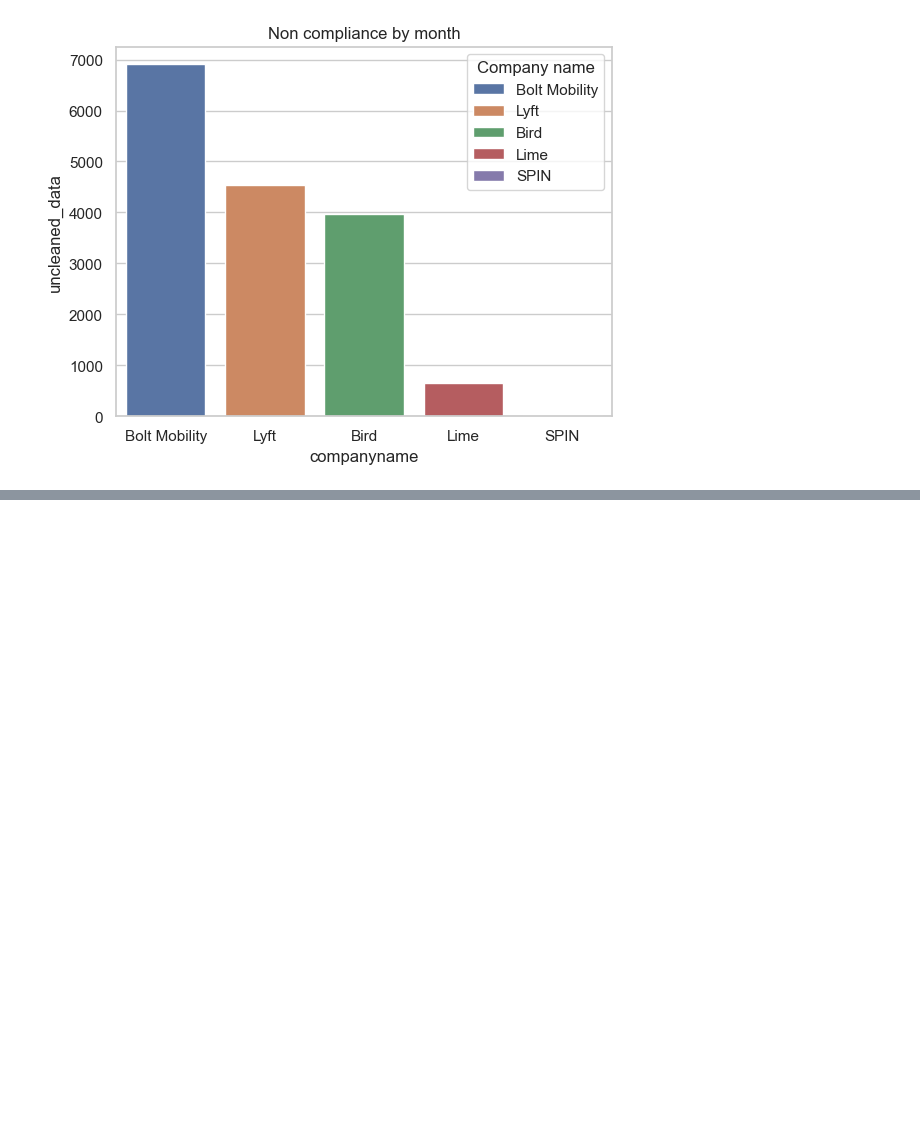
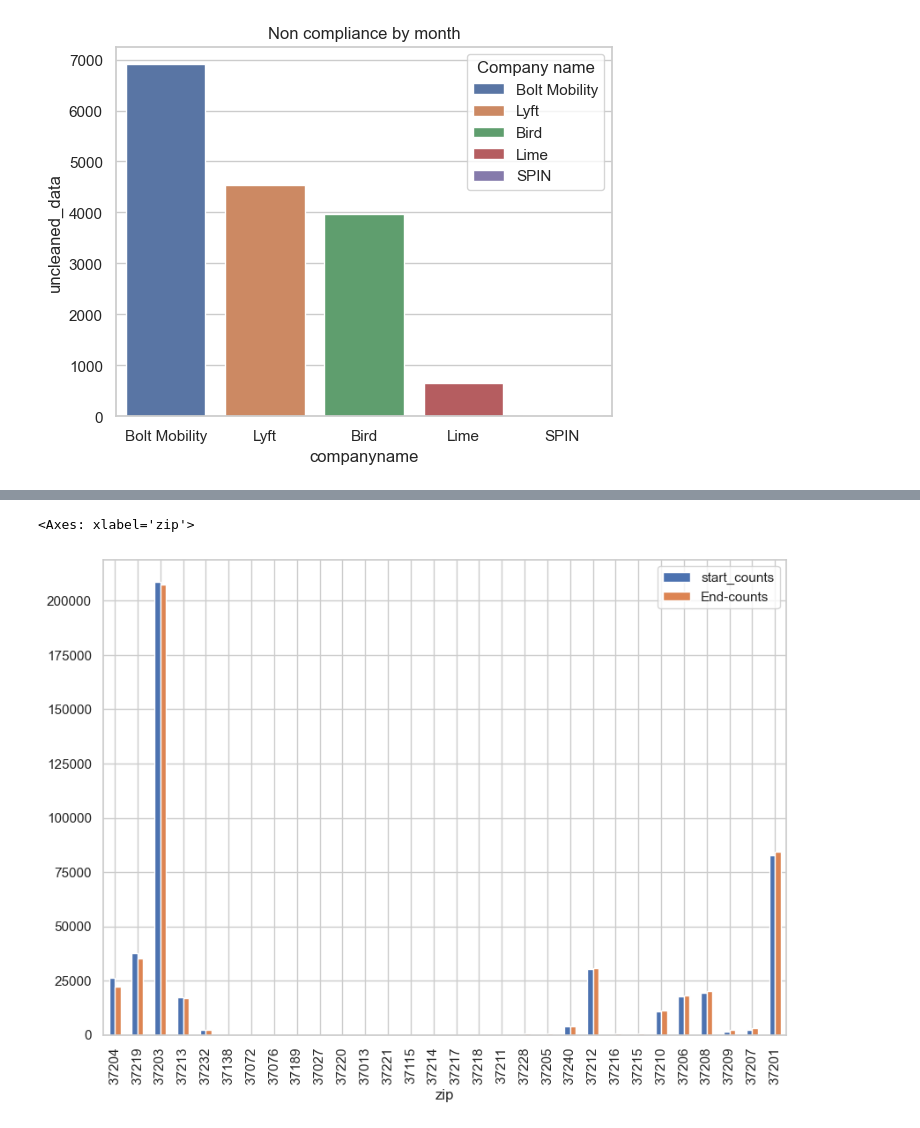
Before and after one commit to NSS-Data-Analytics-Cohort-10/scooters-group-6, a Jupyter notebook: notebooks/sqlalchemy.ipynb, the cells around one changed output, grey strips where cells are left out. Saved outputs shown, nothing was run; the diff lists cells and outputs as text; code cells hidden in the pictures; blank space fills up the shorter version.

```diff
--- a/notebooks/sqlalchemy.ipynb
+++ b/notebooks/sqlalchemy.ipynb
@@ -393,0 +484,3 @@ plt.show()
+# %%
+end_zip_counts = ending_zip['zip'].value_counts()
+print(end_zip_counts)
@@ -393,0 +505,6 @@ plt.show()
+# %%
+comparision_count =pd.DataFrame({'start_counts':start_zip_counts,'End-counts':end_zip_counts}).fillna(0)
+# %%
+comparision_count['Net_Flow'] = comparision_count['start_counts']-comparision_count['End-counts']
+# %%
+comparision_count = comparision_count.sort_values('Net_Flow',ascending=False)
@@ -393,0 +531,6 @@ plt.show()
+# %%
+sns.set(style="whitegrid")
+comparision_count[['start_counts','End-counts']].plot(kind='bar',figsize=(10,7))
+# %% [output]
+<Axes: xlabel='zip'>
+[figure, added]
```
Also changed, not shown: parts of 11 cells of this notebook.
